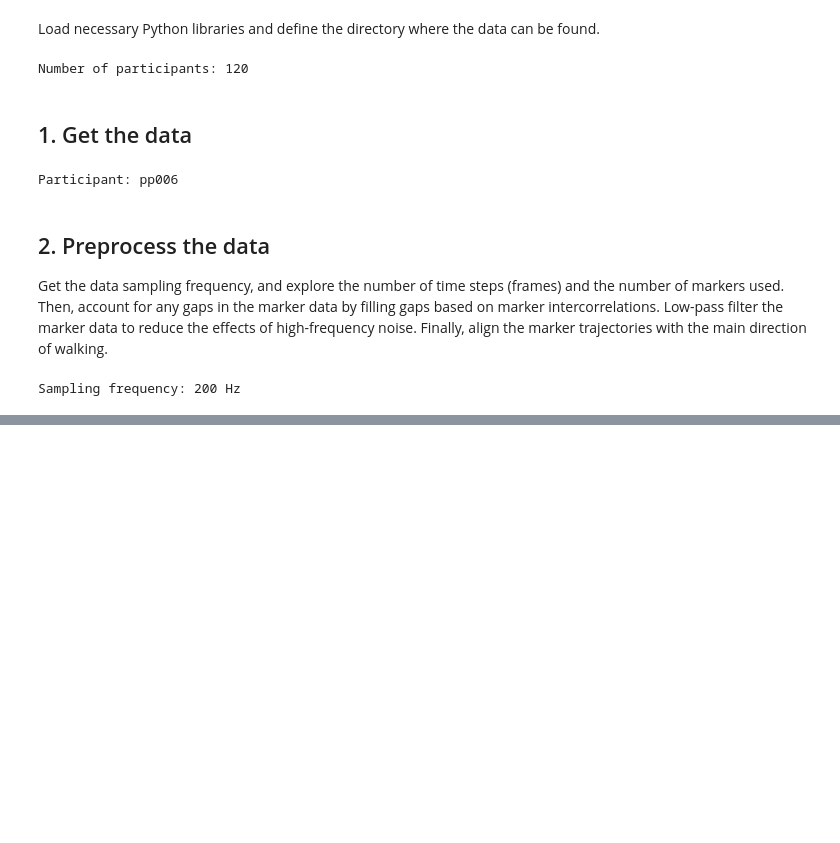
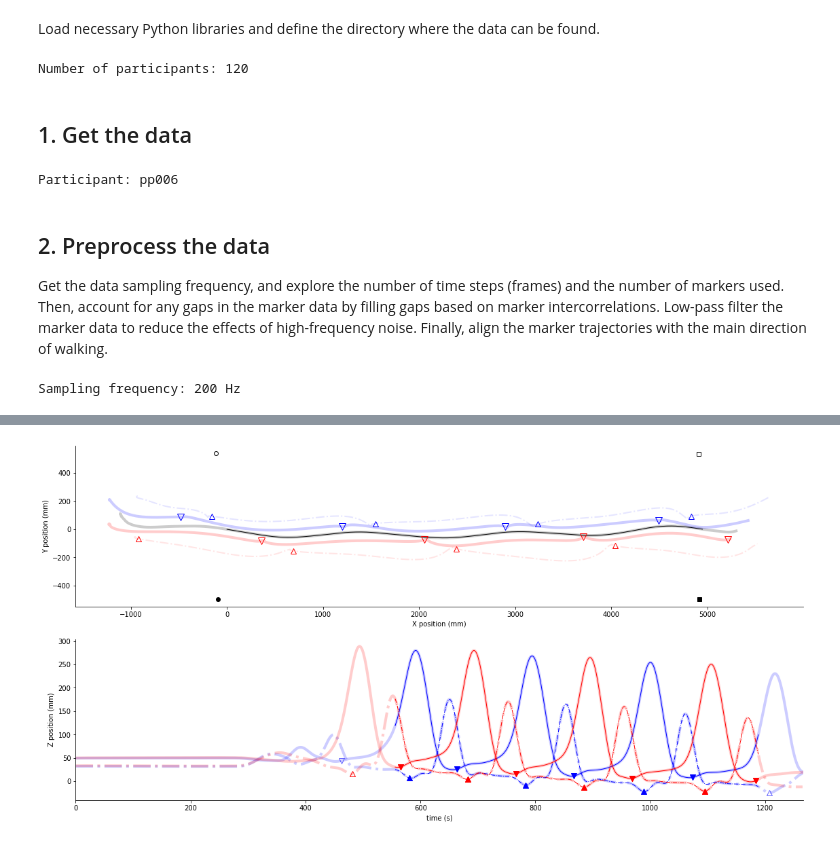
Before and after one commit to neurogeriatricskiel/pymocap, a Jupyter notebook: test.ipynb, the cells around one changed output, grey strips where cells are left out. Cells and saved outputs as stored; diff of their text form; code cells hidden in the pictures; blank space fills up the shorter version.

```diff
--- a/test.ipynb
+++ b/test.ipynb
@@ -89,0 +124,73 @@ plt.show()
+# %%
+left_ix_IC = l_ix_IC[np.logical_and(l_ix_IC >= ix_start, l_ix_IC <= ix_end)]
+left_ix_FC = l_ix_FC[np.logical_and(l_ix_FC >= ix_start, l_ix_FC <= ix_end)]
+right_ix_IC = r_ix_IC[np.logical_and(r_ix_IC >= ix_start, r_ix_IC <= ix_end)]
+right_ix_FC = r_ix_FC[np.logical_and(r_ix_FC >= ix_start, r_ix_FC <= ix_end)]
+# %%
+# Get relevant markers
+l_psis_pos = np.squeeze(aligned_data[:,:,np.argwhere(omc_data["marker_location"]=="l_psis")[:,0]], axis=-1)
+r_psis_pos = np.squeeze(aligned_data[:,:,np.argwhere(omc_data["marker_location"]=="r_psis")[:,0]], axis=-1)
+l_asis_pos = np.squeeze(aligned_data[:,:,np.argwhere(omc_data["marker_location"]=="l_asis")[:,0]], axis=-1)
+r_asis_pos = np.squeeze(aligned_data[:,:,np.argwhere(omc_data["marker_location"]=="r_asis")[:,0]], axis=-1)
+pelvis_pos = ( l_psis_pos + r_psis_pos + l_asis_pos + r_asis_pos ) / 4
+l_heel_pos = np.squeeze(aligned_data[:,:,np.argwhere(omc_data["marker_location"]=="l_heel")[:,0]], axis=-1)
+r_heel_pos = np.squeeze(aligned_data[:,:,np.argwhere(omc_data["marker_location"]=="r_heel")[:,0]], axis=-1)
+l_toe_pos = np.squeeze(aligned_data[:,:,np.argwhere(omc_data["marker_location"]=="l_toe")[:,0]], axis=-1)
+r_toe_pos = np.squeeze(aligned_data[:,:,np.argwhere(omc_data["marker_location"]=="r_toe")[:,0]], axis=-1)
+start_1 = np.squeeze(aligned_data[:,:,np.argwhere(omc_data["marker_location"]=="start_1")[:,0]], axis=-1)
+start_2 = np.squeeze(aligned_data[:,:,np.argwhere(omc_data["marker_location"]=="start_2")[:,0]], axis=-1)
+end_1 = np.squeeze(aligned_data[:,:,np.argwhere(omc_data["marker_location"]=="end_1")[:,0]], axis=-1)
+end_2 = np.squeeze(aligned_data[:,:,np.argwhere(omc_data["marker_location"]=="end_2")[:,0]], axis=-1)
+# %%
+fig, axs = plt.subplots(2, 1, figsize=(19.2, 9.6))
+# Top view
+# -- Start and end cones
+axs[0].plot(np.mean(start_1[:,0]), np.mean(start_1[:,1]), 'o', mfc='none', mec=(0, 0, 0, 1), ms=6)
+axs[0].plot(np.mean(start_2[:,0]), np.mean(start_2[:,1]), 'o', mfc=(0, 0, 0, 1), mec=(0, 0, 0, 1), ms=6)
+axs[0].plot(np.mean(end_1[:,0]), np.mean(end_1[:,1]), 's', mfc='none', mec=(0, 0, 0, 1), ms=6)
+axs[0].plot(np.mean(end_2[:,0]), np.mean(end_2[:,1]), 's', mfc=(0, 0, 0, 1), mec=(0, 0, 0, 1), ms=6)
+# -- Virtual pelvis marker
+axs[0].plot(pelvis_pos[:,0], pelvis_pos[:,1], '-', c=(0, 0, 0, 0.2), lw=4)
+axs[0].plot(pelvis_pos[ix_start:ix_end,0], pelvis_pos[ix_start:ix_end,1], '-', c=(0, 0, 0, 1), lw=1)
+# -- Left heel/toe marker
+axs[0].plot(l_heel_pos[:,0], l_heel_pos[:,1], '-', c=(0, 0, 1, 0.2), lw=4)
+axs[0].plot(l_heel_pos[l_ix_IC,0], l_heel_pos[l_ix_IC,1], 'v', mfc='none', mec=(0, 0, 1, 1), ms=10)
+axs[0].plot(l_toe_pos[:,0], l_toe_pos[:,1], '-.', c=(0, 0, 1, 0.1), lw=2)
+axs[0].plot(l_toe_pos[l_ix_FC,0], l_toe_pos[l_ix_FC,1], '^', mfc='none', mec=(0, 0, 1, 1), ms=8)
+# -- Right heel marker
+axs[0].plot(r_heel_pos[:,0], r_heel_pos[:,1], '-', c=(1, 0, 0, 0.2), lw=4)
+axs[0].plot(r_heel_pos[r_ix_IC,0], r_heel_pos[r_ix_IC,1], 'v', mfc='none', mec=(1, 0, 0, 1), ms=10)
+axs[0].plot(r_toe_pos[:,0], r_toe_pos[:,1], '-.', c=(1, 0, 0, 0.1), lw=2)
+axs[0].plot(r_toe_pos[r_ix_FC,0], r_toe_pos[r_ix_FC,1], '^', mfc='none', mec=(1, 0, 0, 1), ms=8)
+axs[0].set_xlabel('X position (mm)')
+axs[0].set_ylabel('Y position (mm)')
+axs[0].spines['right'].set_visible(False)
+axs[0].spines['top'].set_visible(False)
+
+# Sagittal view
+# -- Left heel/toe marker
+axs[1].plot(np.arange(aligned_data.shape[0]), l_heel_pos[:,2], '-', c=(0, 0, 1, 0.2), lw=4)
+axs[1].plot(np.arange(ix_start, ix_end), l_heel_pos[ix_start:ix_end,2], '-', c=(0, 0, 1, 1), lw=1)
+axs[1].plot(l_ix_IC, l_heel_pos[l_ix_IC,2], 'v', mfc='none', mec=(0, 0, 1, 0.6), ms=8)
+axs[1].plot(left_ix_IC, l_heel_pos[left_ix_IC,2], 'v', mfc=(0, 0, 1, 1), mec=(0, 0, 1, 1), ms=8)
+axs[1].plot(np.arange(aligned_data.shape[0]), l_toe_pos[:,2], '-.', c=(0, 0, 1, 0.2), lw=4)
+axs[1].plot(np.arange(ix_start, ix_end), l_toe_pos[ix_start:ix_end,2], '-.', c=(0, 0, 1, 1), lw=1)
+axs[1].plot(l_ix_FC, l_toe_pos[l_ix_FC,2], '^', mfc='none', mec=(0, 0, 1, 0.6), ms=8)
+axs[1].plot(left_ix_FC, l_toe_pos[left_ix_FC,2], '^', mfc=(0, 0, 1, 1), mec=(0, 0, 1, 1), ms=8)
+# -- Right heel/toe marker
+axs[1].plot(np.arange(aligned_data.shape[0]), r_heel_pos[:,2], '-', c=(1, 0, 0, 0.2), lw=4)
+axs[1].plot(np.arange(ix_start, ix_end), r_heel_pos[ix_start:ix_end,2], '-', c=(1, 0, 0, 1), lw=1)
+axs[1].plot(r_ix_IC, r_heel_pos[r_ix_IC,2], 'v', mfc='none', mec=(1, 0, 0, 1), ms=8)
+axs[1].plot(right_ix_IC, r_heel_pos[right_ix_IC,2], 'v', mfc=(1, 0, 0, 1), mec=(1, 0, 0, 1), ms=8)
+axs[1].plot(np.arange(aligned_data.shape[0]), r_toe_pos[:,2], '-.', c=(1, 0, 0, 0.2), lw=4)
+axs[1].plot(np.arange(ix_start, ix_end), r_toe_pos[ix_start:ix_end,2], '-.', c=(1, 0, 0, 1), lw=1)
+axs[1].plot(r_ix_FC, r_toe_pos[r_ix_FC,2], '^', mfc='none', mec=(1, 0, 0, 1), ms=8)
+axs[1].plot(right_ix_FC, r_toe_pos[right_ix_FC,2], '^', mfc=(1, 0, 0, 1), mec=(1, 0, 0, 1), ms=8)
+axs[1].set_xlim(0, aligned_data.shape[0])
+axs[1].set_xlabel('time (s)')
+axs[1].set_ylabel('Z position (mm)')
+axs[1].spines['right'].set_visible(False)
+axs[1].spines['top'].set_visible(False)
+plt.show()
+# %% [output]
+[figure, added]
```
Also changed, not shown: parts of 8 cells of this notebook, 3 other files.
